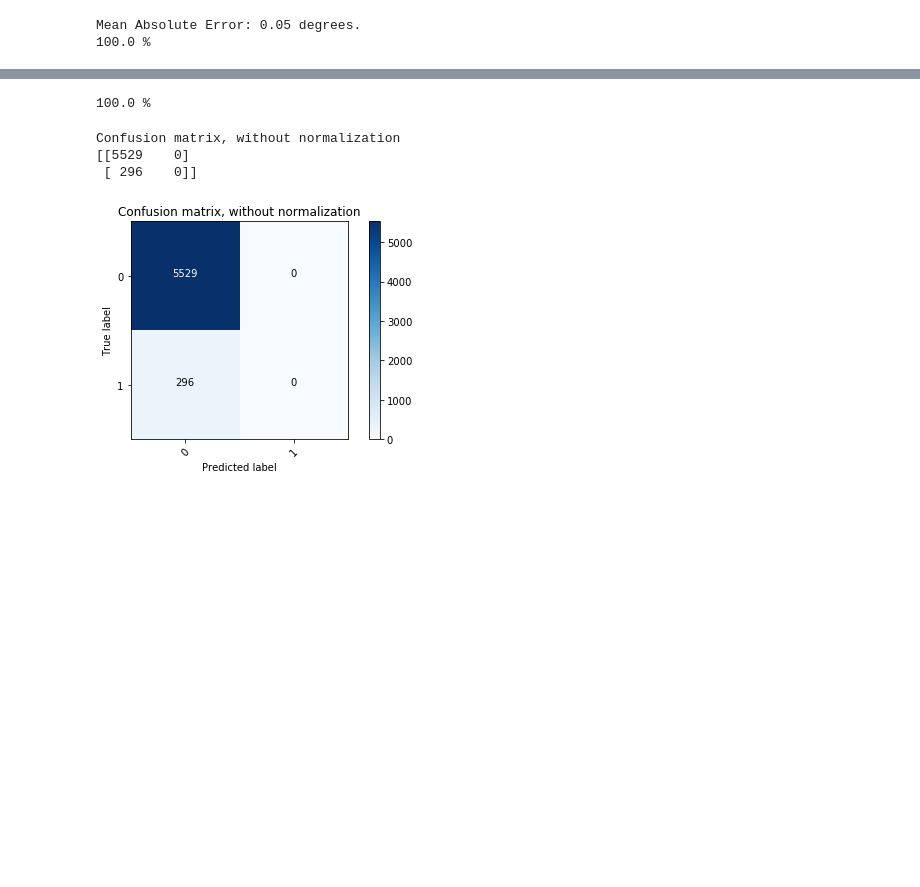
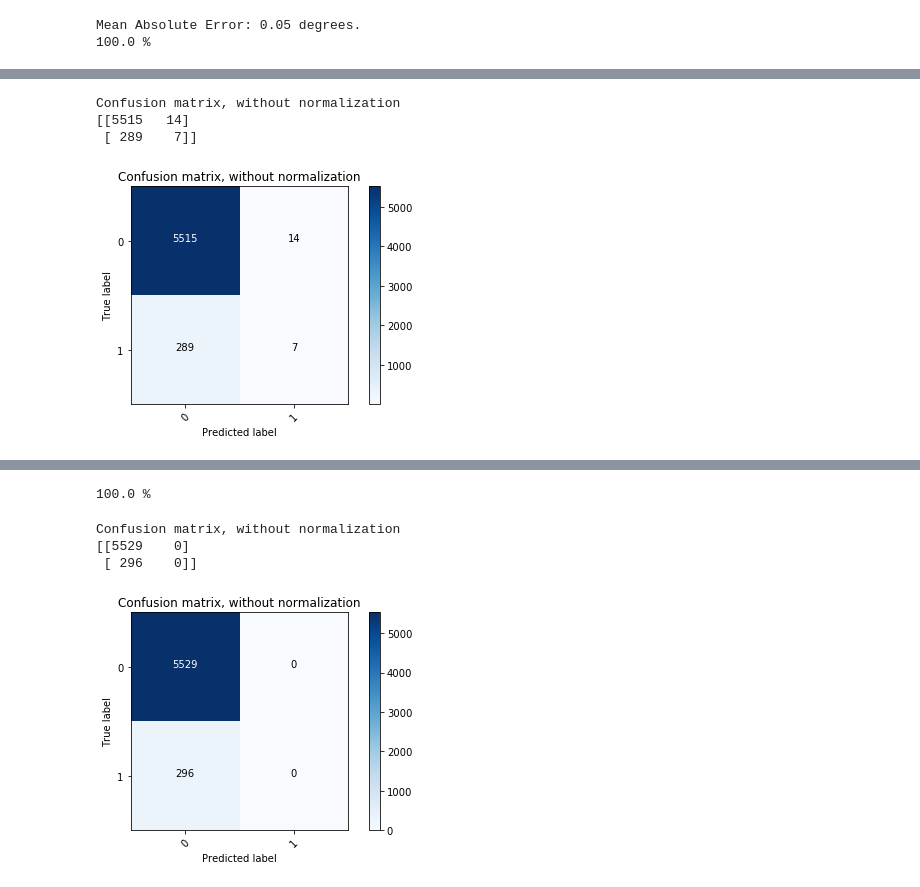
Before and after one commit to eld1e6o/Organizaci-nDeDatosFIUBA, a Jupyter notebook: TP2/LearnModel.ipynb, the cells around one changed output, grey strips where cells are left out. Saved outputs shown, nothing was run; the diff lists cells and outputs as text; code cells hidden in the pictures; blank space fills up the shorter version.

```diff
--- a/TP2/LearnModel.ipynb
+++ b/TP2/LearnModel.ipynb
@@ -384,0 +416,42 @@ plot_precision_and_recall(precision, recall, threshold)
+# %%
+cols = {}
+x_data, y_labels = get_x_data(new_vector_features, cols)
+x_features_to_predict, y_labels_to_predict = get_x_data(new_vector_features_to_predict, cols)
+from sklearn.model_selection import train_test_split
+X_train, X_test, y_train, y_test = train_test_split(x_data,y_labels,test_size=0.3,random_state=101)
+# %%
+from sklearn.preprocessing import StandardScaler
+
+sc = StandardScaler()
+X_train = sc.fit_transform(X_train)
+X_test = sc.transform(X_test)
+# %%
+from sklearn.decomposition import PCA
+
+pca = PCA(n_components=10)
+X_train = pca.fit_transform(X_train)
+X_test = pca.transform(X_test)
+# %%
+from sklearn.ensemble import RandomForestClassifier
+
+classifier = RandomForestClassifier(max_depth=50, random_state=0)
+classifier.fit(X_train, y_train)
+
+# Predicting the Test set results
+y_pred = classifier.predict(X_test)
+# %%
+from sklearn.metrics import confusion_matrix
+from sklearn.metrics import accuracy_score
+
+cm = confusion_matrix(y_test, y_pred)
+#print(cm)
+#print('Accuracy' + accuracy_score(y_test, y_pred))
+class_names = ['0', '1']
+# plt.figure(figsize=(14, 7))
+plot_confusion_matrix(cm, classes=class_names,
+                      title='Confusion matrix, without normalization')
+# %% [output]
+Confusion matrix, without normalization
+[[5515   14]
+ [ 289    7]]
+[figure, added]
```
Also changed, not shown: parts of 20 cells of this notebook, 1 other file.
